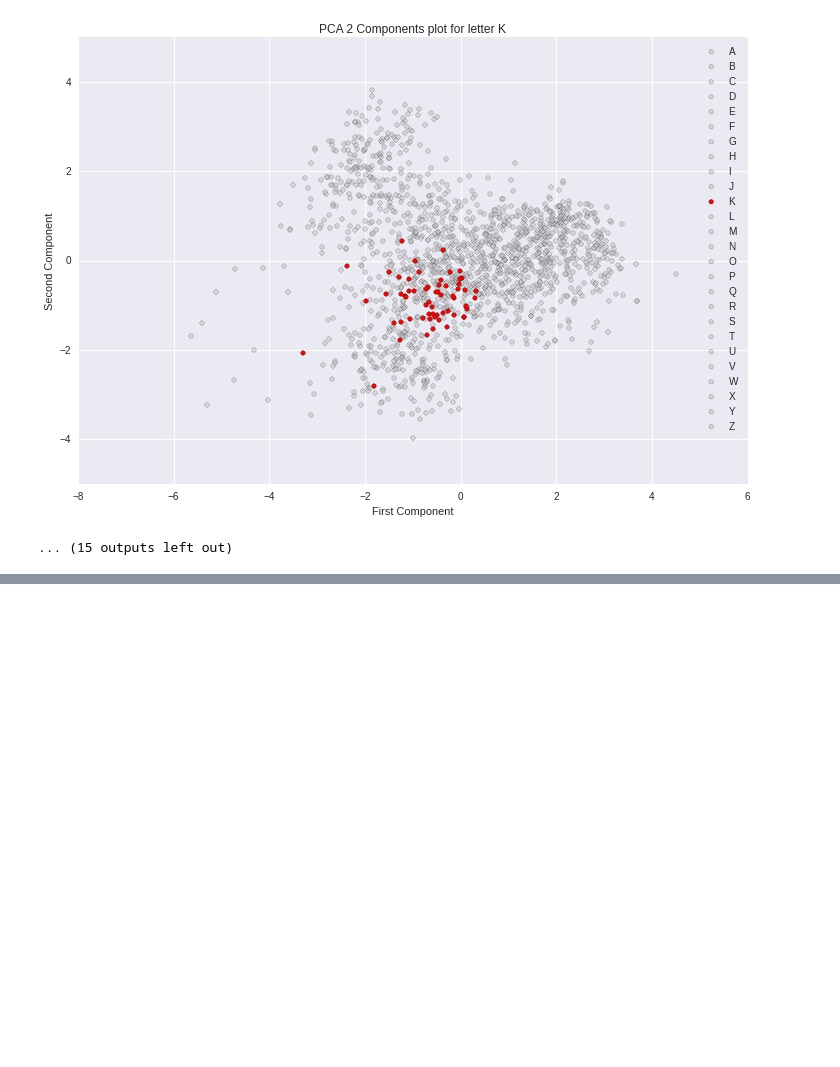
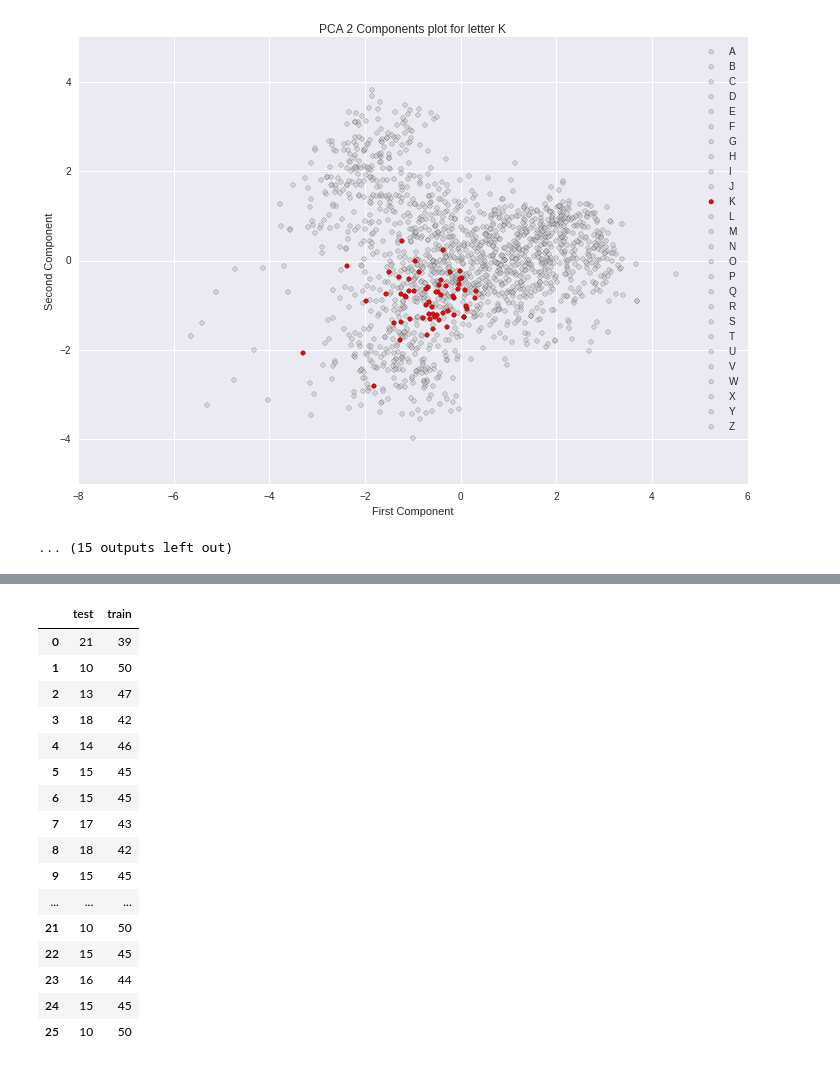
Before and after one commit to JerelynCo/SLTranslator2, a Jupyter notebook: algo_training/modeling.ipynb, the cells around one changed output, grey strips where cells are left out. Saved outputs shown, nothing was run; the diff lists cells and outputs as text; code cells hidden in the pictures; blank space fills up the shorter version.

```diff
--- a/algo_training/modeling.ipynb
+++ b/algo_training/modeling.ipynb
@@ -402,3 +467,23 @@ target_names = [i for i in string.ascii_uppercase]
+# %%
+data
+# %% [output]
+|  | test | train |
+| 0 | 21 | 39 |
+| 1 | 10 | 50 |
+| 2 | 13 | 47 |
+| 3 | 18 | 42 |
+| 4 | 14 | 46 |
+| 5 | 15 | 45 |
+| 6 | 15 | 45 |
+| 7 | 17 | 43 |
+| 8 | 18 | 42 |
+| 9 | 15 | 45 |
+| ... | ... | ... |
+| 21 | 10 | 50 |
+| 22 | 15 | 45 |
+| 23 | 16 | 44 |
+| 24 | 15 | 45 |
+| 25 | 10 | 50 |
 # %%
 df = pd.read_csv(dir_data + consolidated_fn)
 df_min = df.groupby('label').min().reset_index()
```
Also changed, not shown: parts of 4 cells of this notebook, 11 other files.
